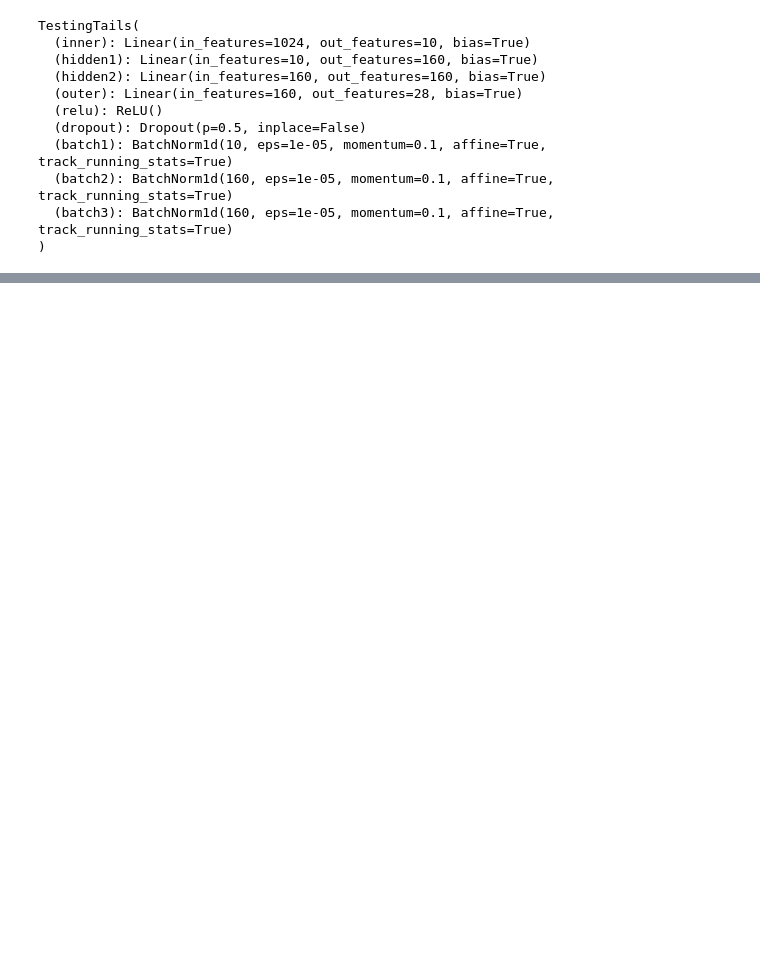
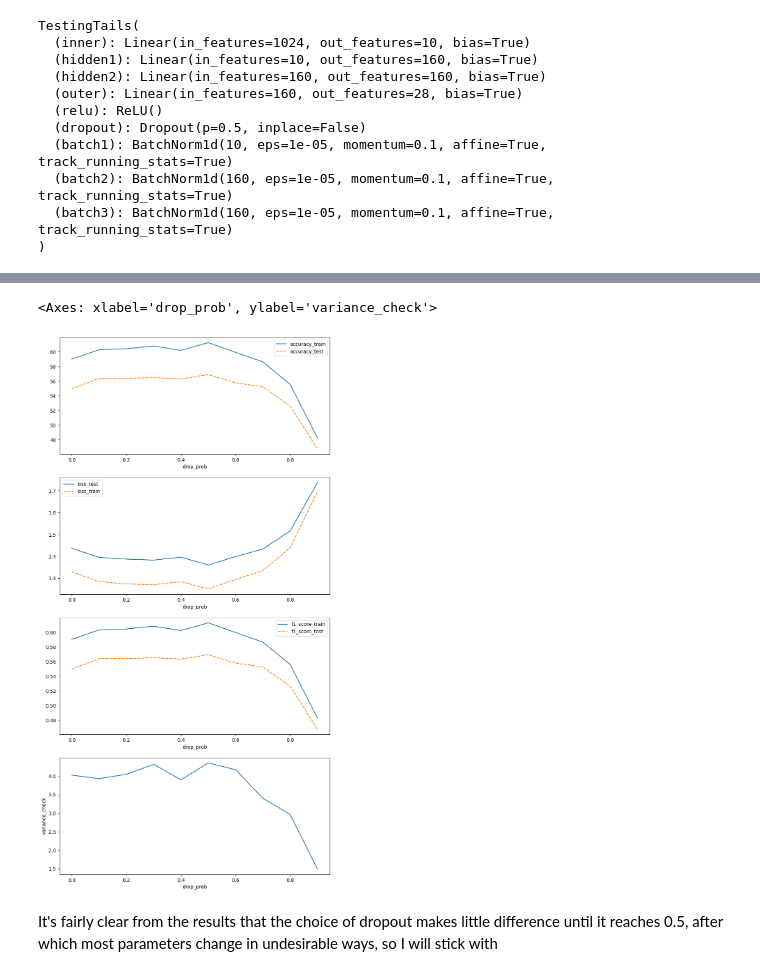
Before and after one commit to IlinKaragjozov/ComVis_with_Pytorch, a Jupyter notebook: Arab_Letter_Classification.ipynb, the cells around one changed output, grey strips where cells are left out. Saved outputs shown, nothing was run; the diff lists cells and outputs as text; code cells hidden in the pictures; blank space fills up the shorter version.

```diff
--- a/Arab_Letter_Classification.ipynb
+++ b/Arab_Letter_Classification.ipynb
@@ -648,0 +783,22 @@ sns.lineplot(data=parameters_inner['variance_check'])
+# %%
+drop_rates=np.arange(0, 1, 0.1)
+drop_extended=[]
+for i in range(15):
+    drop_extended.extend(drop_rates)
+# %%
+parameters_5={'loss_train':[], 'accuracy_train':[], 'f1_score_train':[],'loss_test':[], 'accuracy_test':[], 'f1_score_test':[], 'variance_check':[],'drop_prob':[]}
+k=0
+for prob in drop_extended:
+    print(prob)
+    tr_metric, ts_metric = SingleTrain_drop(prob=prob, num_epochs=100, learning_rate = 0.001,printing = True)
+    parameters_5['loss_train'].append(tr_metric['loss'][-1])
+    parameters_5['loss_test'].append(ts_metric['loss'][-1])
+    parameters_5['accuracy_train'].append(tr_metric['accuracy'][-1])
+    parameters_5['accuracy_test'].append(ts_metric['accuracy'][-1])
+    parameters_5['f1_score_train'].append(tr_metric['f1_score'][-1])
+    parameters_5['f1_score_test'].append(ts_metric['f1_score'][-1])
+    parameters_5['variance_check'].append(tr_metric['accuracy'][-1]-ts_metric['accuracy'][-1])
+    parameters_5['drop_prob'].append(prob)
+    k+=1
+    print(f'{k} down, {len(drop_extended)-k} to go')
+    print('------------------------')
@@ -648,0 +823,14 @@ sns.lineplot(data=parameters_inner['variance_check'])
+# %%
+parameters_drop=pd.DataFrame(parameters_5)
+grouped_drop=parameters_drop.groupby('drop_prob').mean()
+# %%
+fig, axs = plt.subplots(4, figsize=(10,20))
+sns.lineplot(data=grouped_drop[['accuracy_train', 'accuracy_test']], ax=axs[0])
+sns.lineplot(data=grouped_drop[['loss_test', 'loss_train']], ax=axs[1])
+sns.lineplot(data=grouped_drop[['f1_score_train', 'f1_score_test']], ax=axs[2])
+sns.lineplot(data=grouped_drop['variance_check'], ax=axs[3])
+# %% [output]
+<Axes: xlabel='drop_prob', ylabel='variance_check'>
+[figure, added]
+# %% [markdown]
+It's fairly clear from the results that the choice of dropout makes little difference until it reaches 0.5, after which most parameters change in undesirable ways, so I will stick with
```
Also changed, not shown: parts of 21 cells of this notebook.
